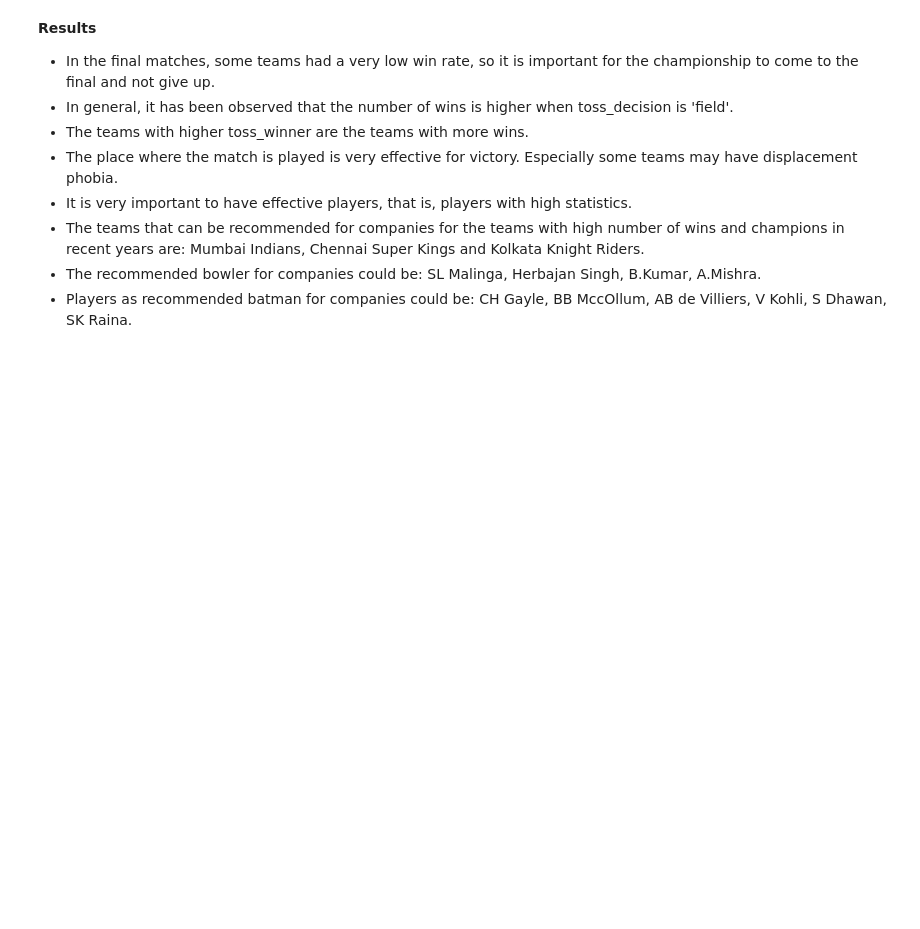
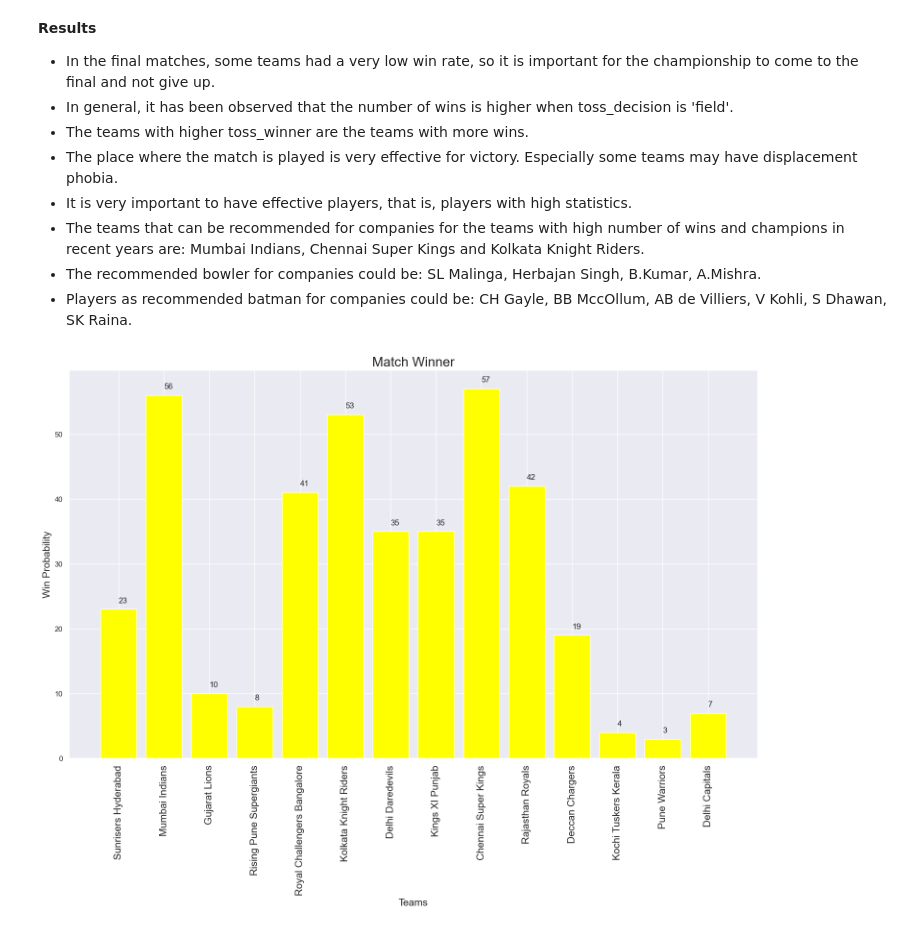
Before and after one commit to Dantusaikamal/IPL-Exploratory-Data-Analysis, a Jupyter notebook: TSFtask5.ipynb, the cells around one changed output. Cells and saved outputs as stored; diff of their text form; code cells hidden in the pictures; blank space fills up the shorter version.

```diff
--- a/TSFtask5.ipynb
+++ b/TSFtask5.ipynb
@@ -1030,0 +1016,22 @@ plt.show()
+# %%
+team = matches['team1'].unique()
+
+toss_match_winner = []
+for var in team:
+    count = matches[(matches['toss_winner'] == var) & (matches['winner'] == var)]['id'].count()
+    toss_match_winner.append(count)
+
+
+
+plt.figure(figsize=(18.5,10.5))
+plt.bar(x=team, height=toss_match_winner,color='yellow')
+plt.xticks(rotation=90,fontsize=15)
+plt.title('Match Winner',fontsize=20)
+plt.xlabel('Teams',fontsize=15)
+plt.ylabel('Win Probability',fontsize=15)
+
+for i,v in enumerate(toss_match_winner):
+    plt.text(x=i, y=v+1, s=v)
+plt.show()
+# %% [output]
+[figure, added]
```
Also changed, not shown: parts of 23 cells of this notebook.
